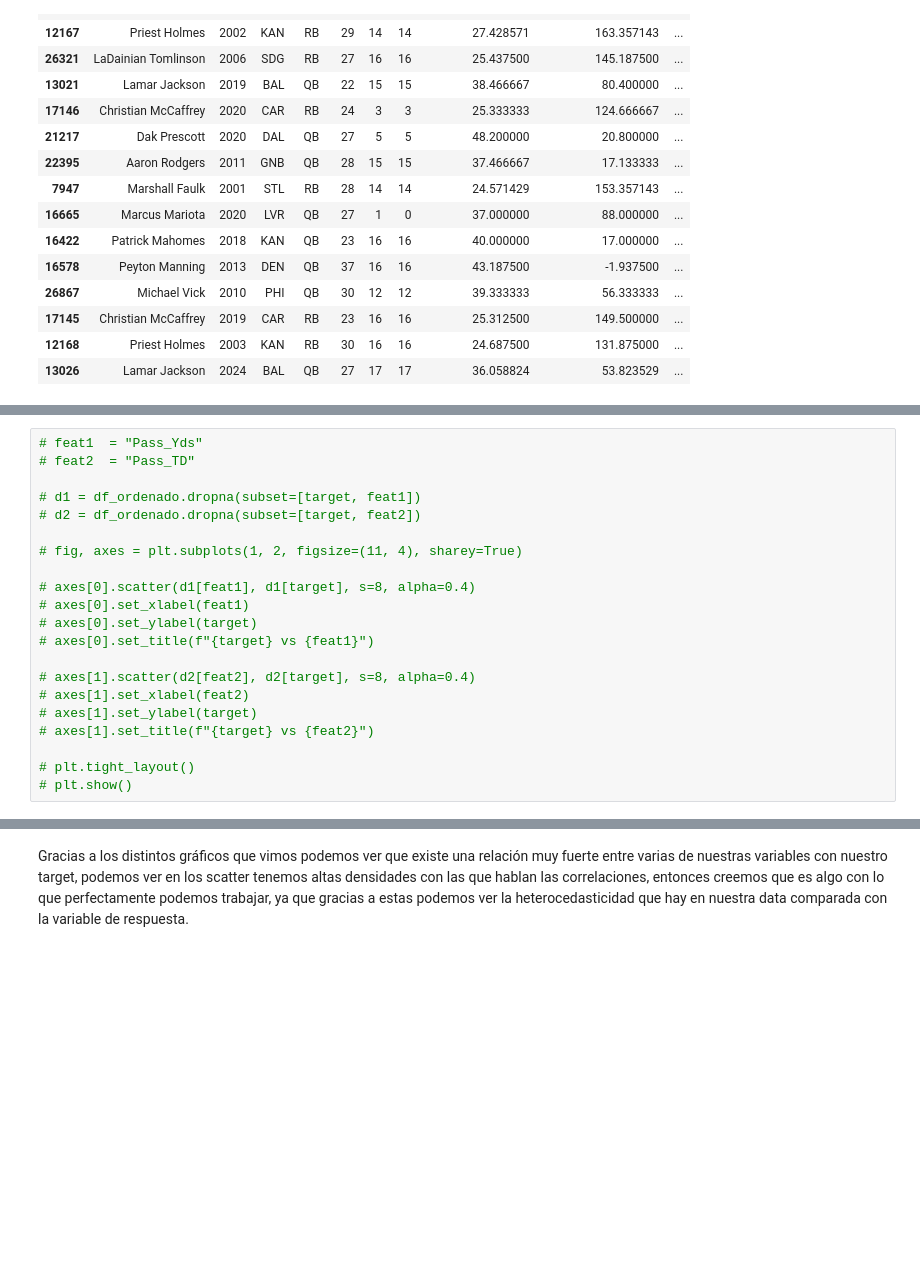
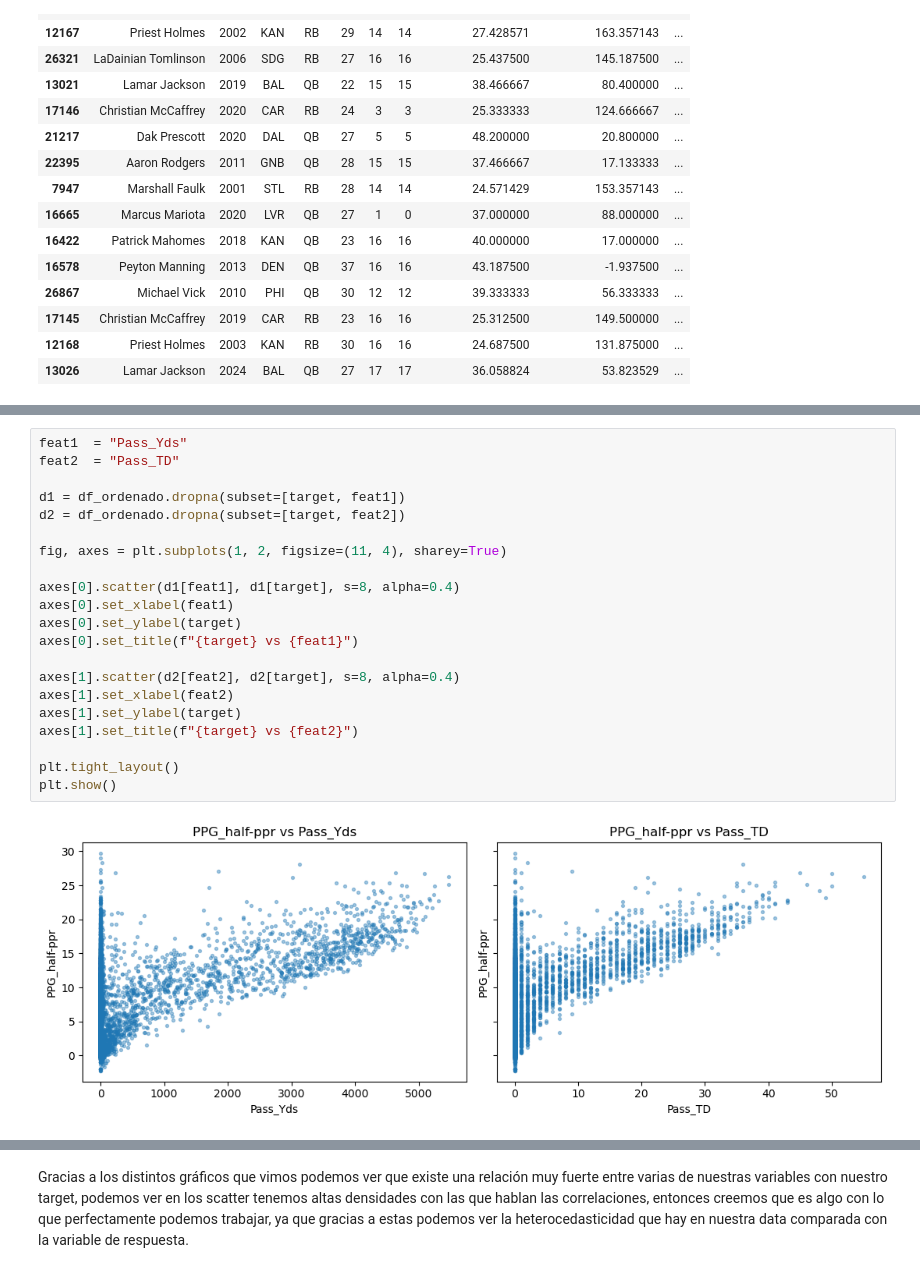
Before and after one commit to edumar67/Fantasy_project, a Jupyter notebook: Entrega2/2_entrega_regresión.ipynb, the cells around one changed output, grey strips where cells are left out. Saved outputs shown, nothing was run; the diff lists cells and outputs as text; blank space fills up the shorter version.

```diff
--- a/Entrega2/2_entrega_regresión.ipynb
+++ b/Entrega2/2_entrega_regresión.ipynb
@@ -412,22 +418,24 @@ top
 # %%
-# feat1  = "Pass_Yds"
-# feat2  = "Pass_TD"
+feat1  = "Pass_Yds"
+feat2  = "Pass_TD"
 
-# d1 = df_ordenado.dropna(subset=[target, feat1])
-# d2 = df_ordenado.dropna(subset=[target, feat2])
+d1 = df_ordenado.dropna(subset=[target, feat1])
+d2 = df_ordenado.dropna(subset=[target, feat2])
 
-# fig, axes = plt.subplots(1, 2, figsize=(11, 4), sharey=True)
+fig, axes = plt.subplots(1, 2, figsize=(11, 4), sharey=True)
 
-# axes[0].scatter(d1[feat1], d1[target], s=8, alpha=0.4)
-# axes[0].set_xlabel(feat1)
-# axes[0].set_ylabel(target)
-# axes[0].set_title(f"{target} vs {feat1}")
+axes[0].scatter(d1[feat1], d1[target], s=8, alpha=0.4)
+axes[0].set_xlabel(feat1)
+axes[0].set_ylabel(target)
+axes[0].set_title(f"{target} vs {feat1}")
 
-# axes[1].scatter(d2[feat2], d2[target], s=8, alpha=0.4)
-# axes[1].set_xlabel(feat2)
-# axes[1].set_ylabel(target)
-# axes[1].set_title(f"{target} vs {feat2}")
+axes[1].scatter(d2[feat2], d2[target], s=8, alpha=0.4)
+axes[1].set_xlabel(feat2)
+axes[1].set_ylabel(target)
+axes[1].set_title(f"{target} vs {feat2}")
 
-# plt.tight_layout()
-# plt.show()
+plt.tight_layout()
+plt.show()
+# %% [output]
+[figure, added]
 # %%
```
Also changed, not shown: parts of 11 cells of this notebook.
